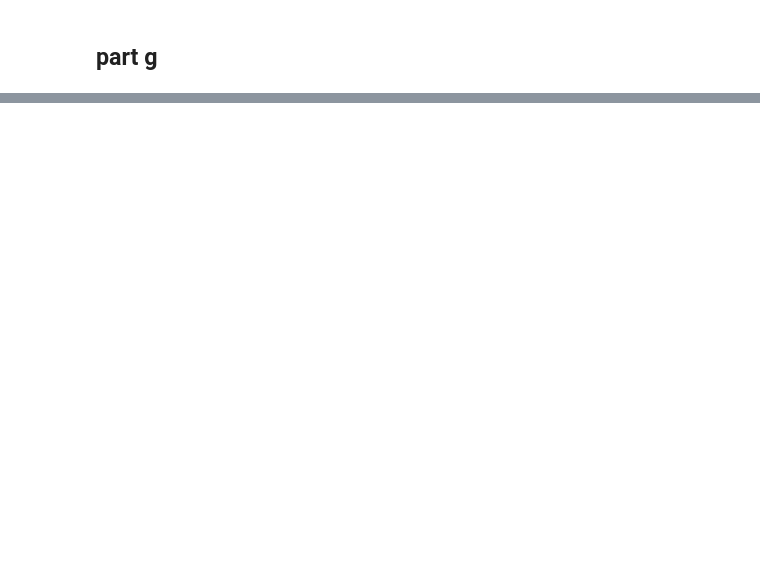
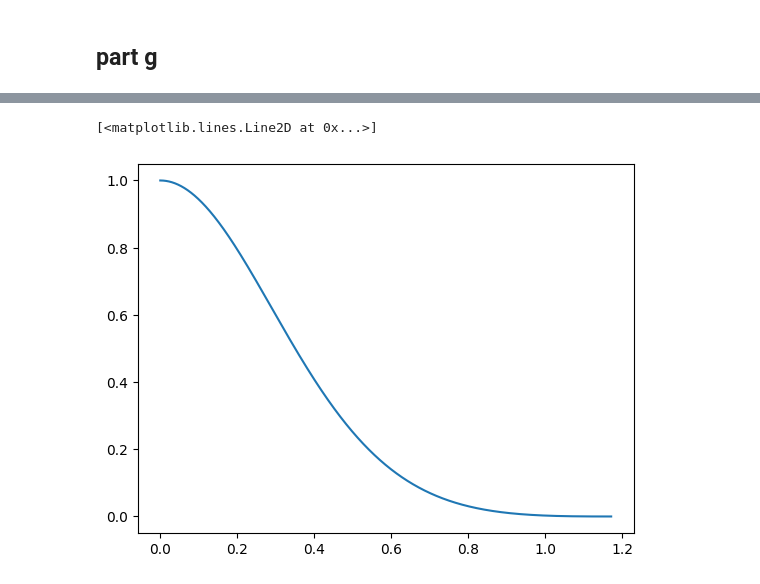
Before and after one commit to thomas-03/homework, a Jupyter notebook: 5460_HW1.ipynb, the cells around one changed output, grey strips where cells are left out. Saved outputs shown, nothing was run; the diff lists cells and outputs as text; code cells hidden in the pictures; blank space fills up the shorter version.

```diff
--- a/5460_HW1.ipynb
+++ b/5460_HW1.ipynb
@@ -150,7 +173,8 @@ def rk4_step(r, m, P, h=0.5):
 # %% [markdown]
 ## part f
 # %%
-def integrate_star(r0,m0,P0, dr=0.05, maxIterations=1000):
+def integrate_star(r0,m0,P0, dr=10000):
+    maxIterations=Rsun/dr+10
     i=0
     r = np.array([r0])
     m = np.array([m0])
@@ -165,6 +189,8 @@ def integrate_star(r0,m0,P0, dr=0.05, maxIterations=1000):
         P = np.append(P, P_new)
         # Check for stopping condition (the pressure is 10^-10 of the central pressure)
         if P[-1]/P_central < 1e-10:
+            print(P[-1]/P_central)
             return r, m, P
         i += 1
+    print("Maximum iterations reached in integrate_star. Returning last values.")
     return r, m, P
@@ -192,2 +197,9 @@ plt.show()
 # %% [markdown]
 ## part g
+# %%
+rho_c = Msun/(Rearth**3)
+r0=1e-6*Rearth
+P0 = P_from_rho(rho_c) - 2/3*np.pi*G*(rho_c**2)*(r0**2)
+m0 = (4/3)*np.pi*(r0**3)*rho_c
+r,m,P = integrate_star(r0, m0, P0)
+print(r/Rearth, m/Msun, P/P0)
@@ -193,0 +212,5 @@ plt.show()
+# %%
+plt.plot(r/Rearth,P/P0)
+# %% [output]
+[<matplotlib.lines.Line2D at 0x...>]
+[figure, added]
```
Also changed, not shown: parts of 14 cells of this notebook, 2 other files.
